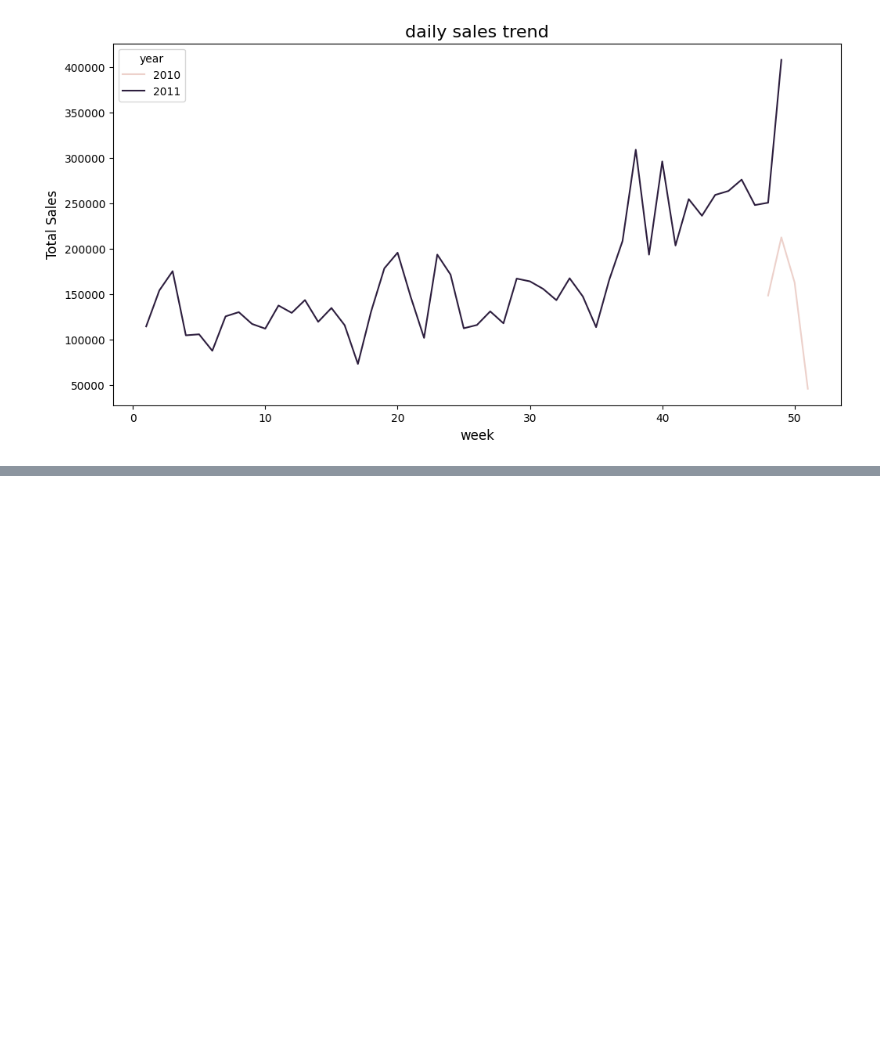
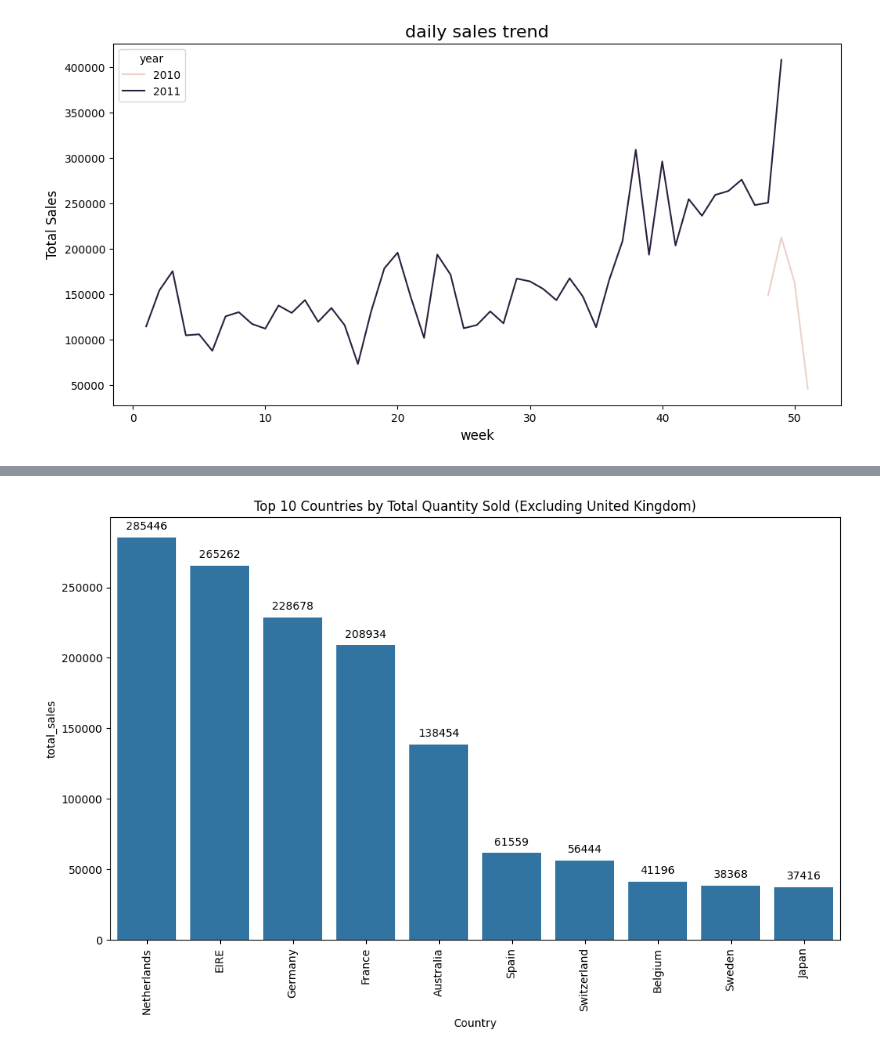
Before and after one commit to snarula31/Customer-Segmentation, a Jupyter notebook: notebook/EDA.ipynb, the cells around one changed output, grey strips where cells are left out. Drawn from its saved outputs; the diff is of its cells as text; code cells hidden in the pictures; blank space fills up the shorter version.

```diff
--- a/notebook/EDA.ipynb
+++ b/notebook/EDA.ipynb
@@ -254,0 +283,41 @@ Text(0, 0.5, 'Total Sales')
+# %%
+def add_value_labels(ax, spacing=5):
+    """Add labels to the end of each bar in a bar chart.
+
+    Arguments:
+        ax (matplotlib.axes.Axes): The matplotlib object containing the axes of the plot to annotate.
+        spacing (int): The distance between the labels and the bars.
+    """
+    for rect in ax.patches:
+        y_value = rect.get_height()
+        x_value = rect.get_x() + rect.get_width() / 2
+        space = spacing
+        va = 'bottom'
+        if y_value < 0:
+            space *= -1
+            va = 'top'
+        label = "{:.0f}".format(y_value)  # Format as integer since quantities are whole numbers
+        ax.annotate(
+            label,
+            (x_value, y_value),
+            xytext=(0, space),
+            textcoords="offset points",
+            ha='center',
+            va=va
+        )
+# %%
+# Calculate total quantity per country, excluding United Kingdom
+country_quantity = df[df['Country'] != 'United Kingdom'].groupby('Country')['total_sales'].sum().reset_index()
+
+# Sort by total quantity descending and select top 10
+top_10_countries = country_quantity.sort_values(by='total_sales', ascending=False).head(10)
+
+# Plot the bar chart
+plt.figure(figsize=(12,7))
+plt1 = sns.barplot(data=top_10_countries, x='Country', y='total_sales', errorbar=None)
+add_value_labels(plt1)
+plt.xticks(rotation=90)
+plt.title("Top 10 Countries by Total Quantity Sold (Excluding United Kingdom)")
+plt.show()
+# %% [output]
+[figure, added]
```
Also changed, not shown: parts of 5 cells of this notebook.
